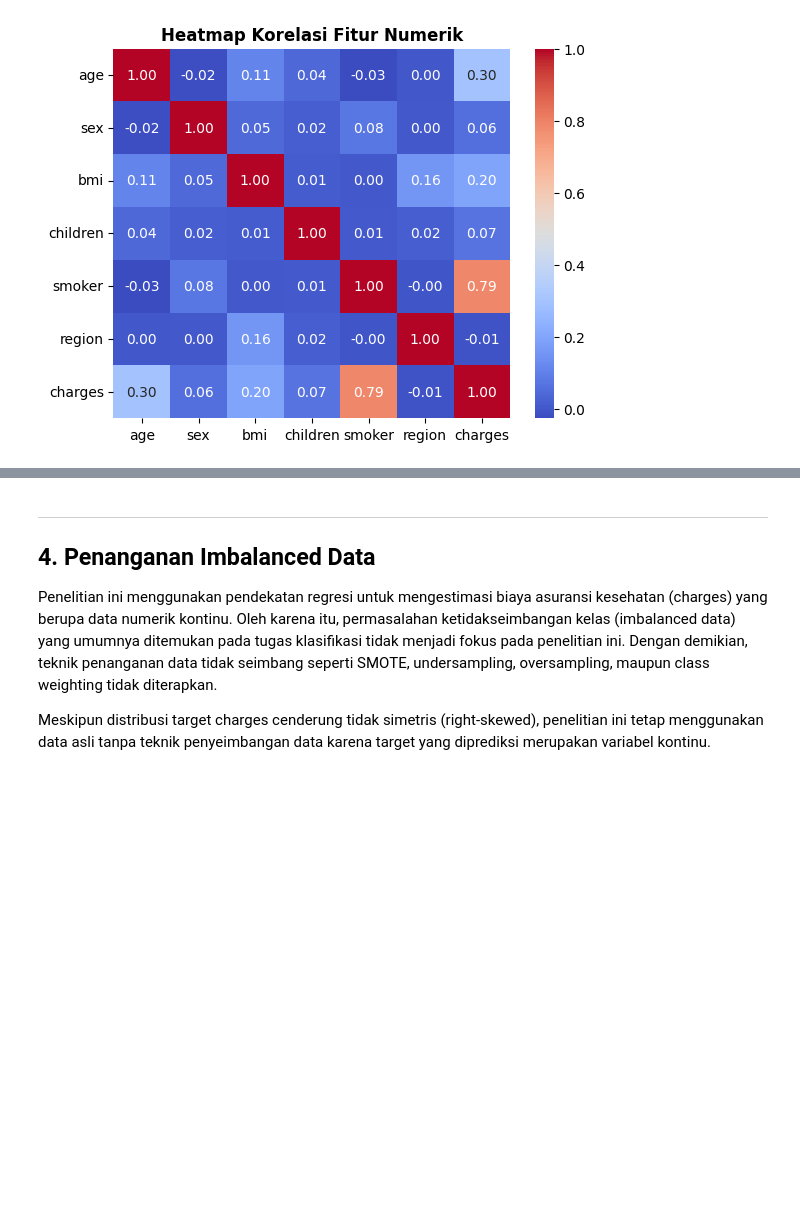
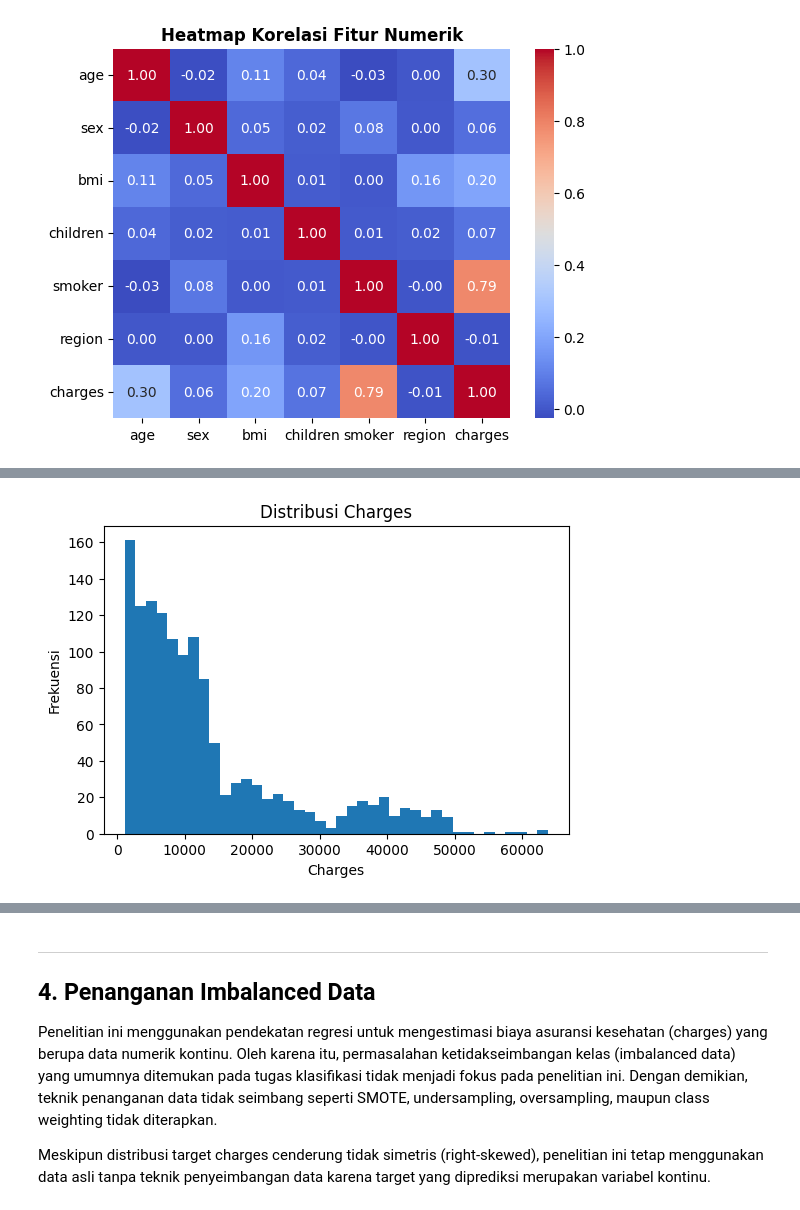
Before and after one commit to Maulana527/Hello-Project-103032400081_MuhammadMaulanaDarmawansyah, a Jupyter notebook: ML_Medical_Insurance_Regresi.ipynb, the cells around one changed output, grey strips where cells are left out. Saved outputs shown, nothing was run; the diff lists cells and outputs as text; code cells hidden in the pictures; blank space fills up the shorter version.

```diff
--- a/ML_Medical_Insurance_Regresi.ipynb
+++ b/ML_Medical_Insurance_Regresi.ipynb
@@ -234,0 +267,10 @@ Pada penelitian ini tidak dilakukan proses feature engineering karena fitur yang
+# %%
+# Tambah fitur interaksi bmi x smoker
+df['bmi_smoker'] = df['bmi'] * df['smoker']
+
+X     = df[['age', 'smoker', 'bmi', 'bmi_smoker', 'children']]
+y_log = np.log(df['charges'])
+
+print("Fitur:", X.columns.tolist())
+print("Shape X    :", X.shape)
+print("Shape y_log:", y_log.shape)
@@ -234,0 +298,9 @@ Pada penelitian ini tidak dilakukan proses feature engineering karena fitur yang
+# %%
+plt.figure(figsize=(6,4))          # ukuran grafik (lebar = 6 inci, tinggi = 4 inci)
+plt.hist(df['charges'], bins=40)   # membuat histogram
+plt.title('Distribusi Charges')
+plt.xlabel('Charges')
+plt.ylabel('Frekuensi')
+plt.show()
+# %% [output]
+[figure, added]
```
Also changed, not shown: parts of 61 cells of this notebook.
